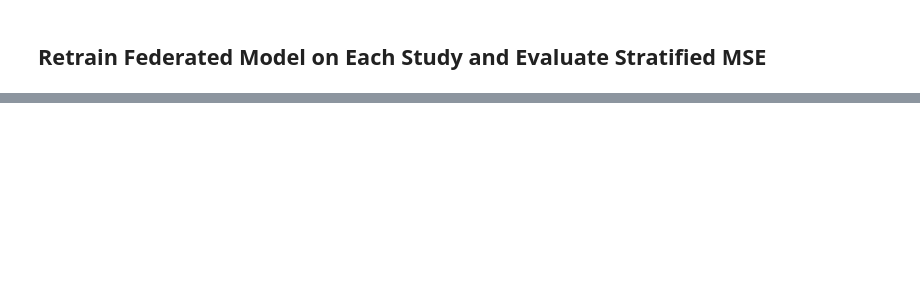
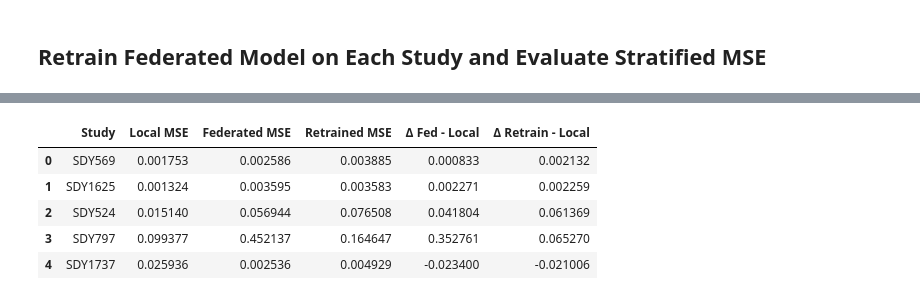
Before and after one commit to NIH-NLM/oadr-autoantibody, a Jupyter notebook: ipynb/federated_analysis_simulation.ipynb, the cells around one changed output, grey strips where cells are left out. Cells and saved outputs as stored; diff of their text form; code cells hidden in the pictures; blank space fills up the shorter version.

```diff
--- a/ipynb/federated_analysis_simulation.ipynb
+++ b/ipynb/federated_analysis_simulation.ipynb
@@ -242,22 +367,3 @@ for study in study_list:
-# %%
-def evaluate_federated_model(model, mse_summaries, study):
-    summary = mse_summaries[study]
-    X_test = summary["X_test"]
-    n_features_used = model.input_shape[1]
-
-    if X_test.shape[1] != n_features_used:
-        X_test = X_test[:, :n_features_used]
-
-    X_test_reshaped = X_test.reshape((-1, n_features_used, 1, 1))
-    preds = model.predict(X_test_reshaped, verbose=0)
-
-    mse = np.mean(np.square(X_test_reshaped - preds))
-
-    return {
-        "mse": mse,
-        "y_true": X_test_reshaped,
-        "y_pred": preds
-    }
 # %%
 retrain_detailed_results = {}
 
@@ -312,21 +467,28 @@ df_summary
 # %%
 import pandas as pd
 
 rows = []
 
 for study in study_list:
     local_mse = mse_summaries[study]["mse_median"]
-    federated_mse = federated_results[study]["overall_mse"]
-    retrained_mse = retrain_detailed_results[study]["mse"]
+    federated_mse = federated_results[study]["mse_median"]
+    retrained_mse = retrain_detailed_results[study]["mse_median"]
 
     rows.append({
         "Study": study,
         "Local MSE": round(local_mse, 6),
         "Federated MSE": round(federated_mse, 6),
         "Retrained MSE": round(retrained_mse, 6),
         "Δ Fed - Local": round(federated_mse - local_mse, 6),
-        "Δ Retrain - Fed": round(retrained_mse - federated_mse, 6),
+        "Δ Retrain - Local": round(retrained_mse - local_mse, 6),
     })
 
 df_mse_comparison = pd.DataFrame(rows)
 df_mse_comparison
+# %% [output]
+|  | Study | Local MSE | Federated MSE | Retrained MSE | Δ Fed - Local | Δ Retrain - Local |
+| 0 | SDY569 | 0.001753 | 0.002586 | 0.003885 | 0.000833 | 0.002132 |
+| 1 | SDY1625 | 0.001324 | 0.003595 | 0.003583 | 0.002271 | 0.002259 |
+| 2 | SDY524 | 0.015140 | 0.056944 | 0.076508 | 0.041804 | 0.061369 |
+| 3 | SDY797 | 0.099377 | 0.452137 | 0.164647 | 0.352761 | 0.065270 |
+| 4 | SDY1737 | 0.025936 | 0.002536 | 0.004929 | -0.023400 | -0.021006 |
```
Also changed, not shown: parts of 23 cells of this notebook, 1 other file.
